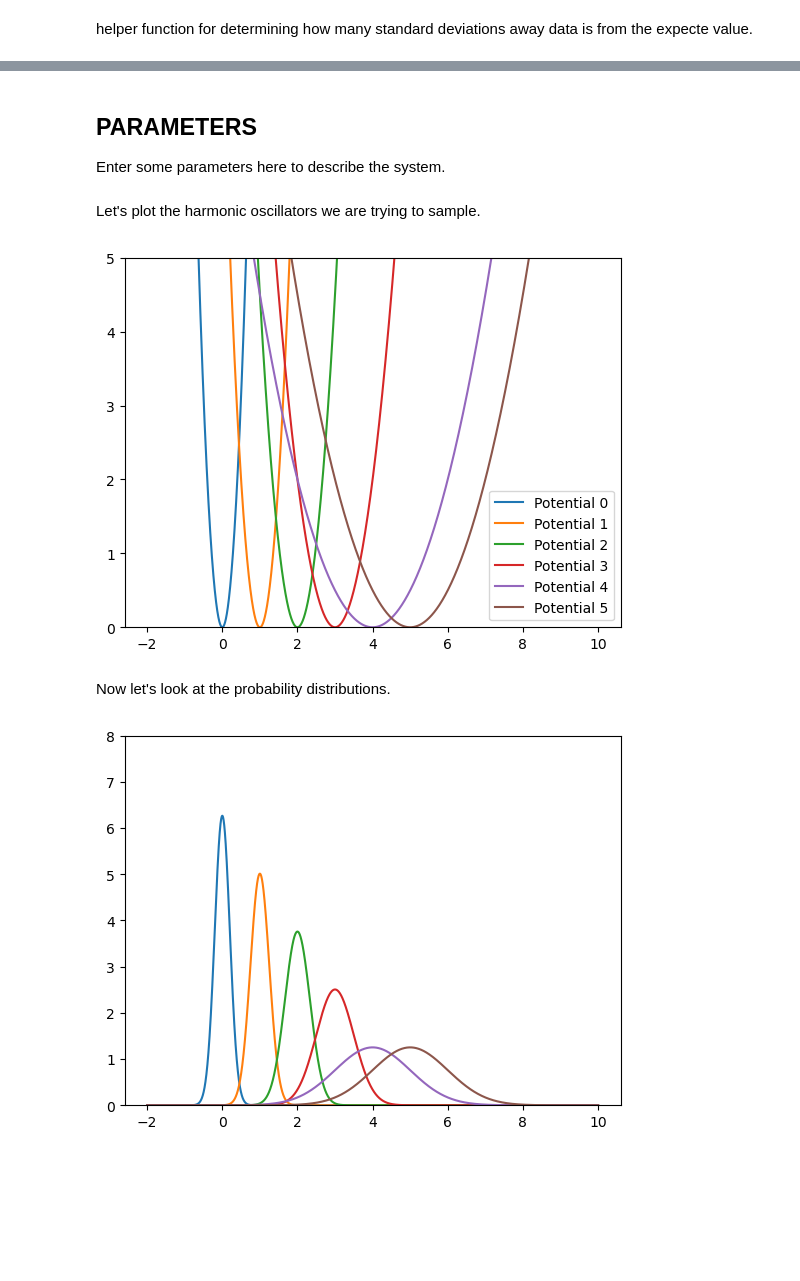
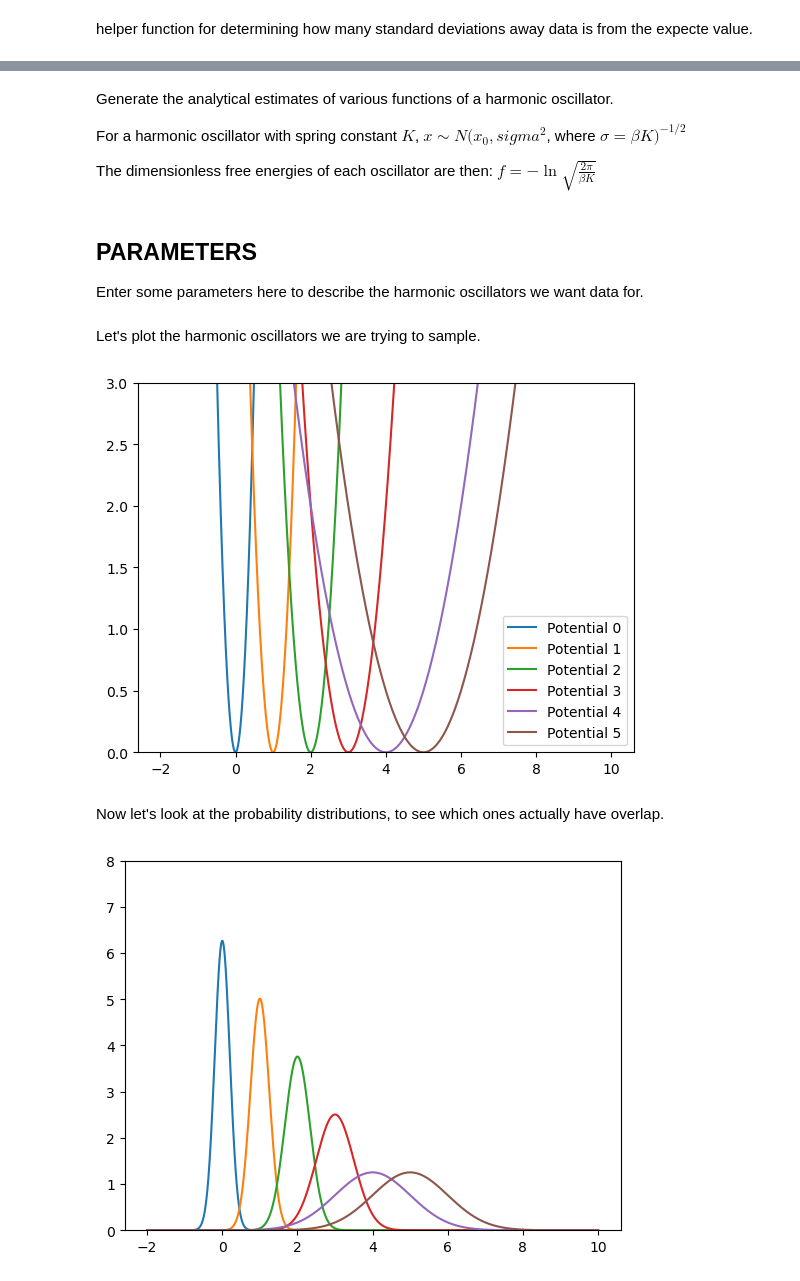
Before and after one commit to shirtsgroup/pymbar_notebook_examples, a Jupyter notebook: harmonic-oscillators/harmonic-oscillators.ipynb, the cells around one changed output, grey strips where cells are left out. Drawn from its saved outputs; the diff is of its cells as text; code cells hidden in the pictures; blank space fills up the shorter version.

```diff
--- a/harmonic-oscillators/harmonic-oscillators.ipynb
+++ b/harmonic-oscillators/harmonic-oscillators.ipynb
@@ -45,2 +55,8 @@ Generate the analytical estimates of various functions of a harmonic oscillator.
+# %% [markdown]
+Generate the analytical estimates of various functions of a harmonic oscillator.
+
+For a harmonic oscillator with spring constant $K$, $x \sim N(x_0, sigma^2$, where $\sigma = \beta K)^{-1/2}$
+
+The dimensionless free energies of each oscillator are then:  $f = - \ln \sqrt{\frac{2 \pi}{\beta K}}$
 # %%
 def get_analytical(beta, K, O, observables):
@@ -73,7 +85,7 @@ def get_analytical(beta, K, O, observables):
 # %% [markdown]
 ## PARAMETERS
 
-Enter some parameters here to describe the system.
+Enter some parameters here to describe the harmonic oscillators we want data for.
 # %%
 K_k = np.array([25, 16, 9, 4, 1, 1])  # spring constants for each state
 O_k = np.array([0, 1, 2, 3, 4, 5])  # offsets for spring constants
@@ -89,15 +101,15 @@ Let's plot the harmonic oscillators we are trying to sample.
 # %%
 xrange = np.linspace(-2,10,10000)
 for k in range(len(K_k)):
     yk = (K_k[k]*(xrange-O_k[k])**2)/2
     plt.plot(xrange,yk,label=f"Potential {k}")
 plt.legend()
-plt.ylim(0,5)
+plt.ylim(0,3)
 plt.show()
 # %% [output]
-[figure, old version]
+[figure, new version]
 # %% [markdown]
-Now let's look at the probability distributions.
+Now let's look at the probability distributions, to see which ones actually have overlap.
 # %%
 xrange = np.linspace(-2,10,10000)
 for k in range(len(K_k)):
```
Also changed, not shown: parts of 110 cells of this notebook, 2 other files.
